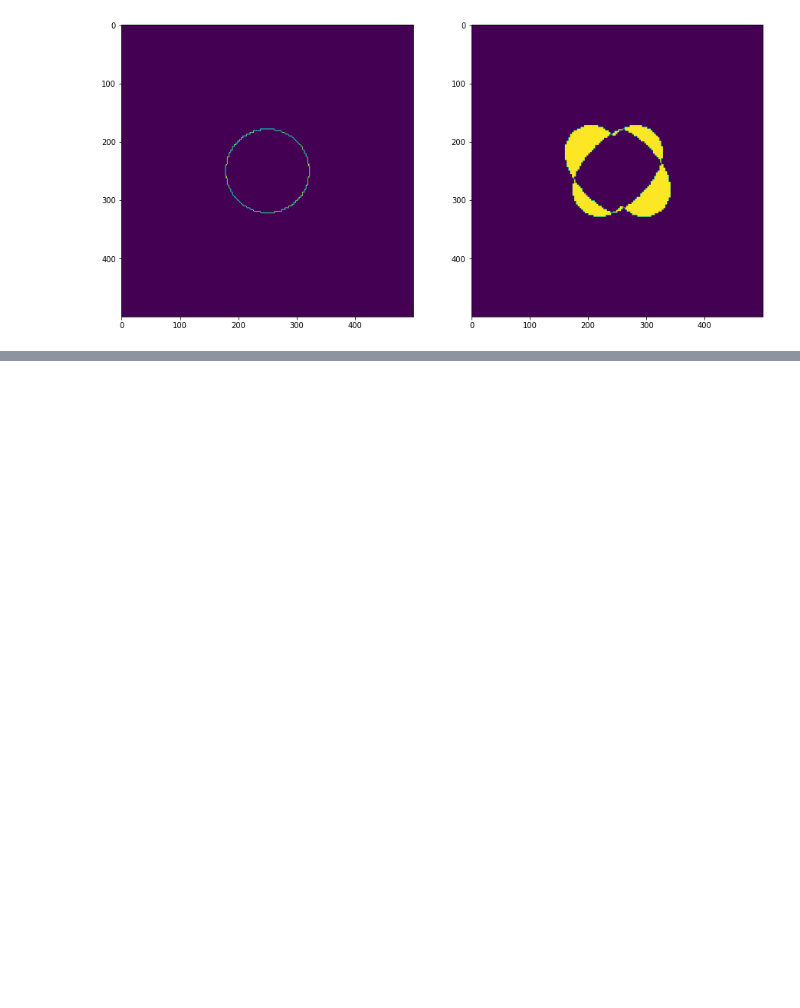
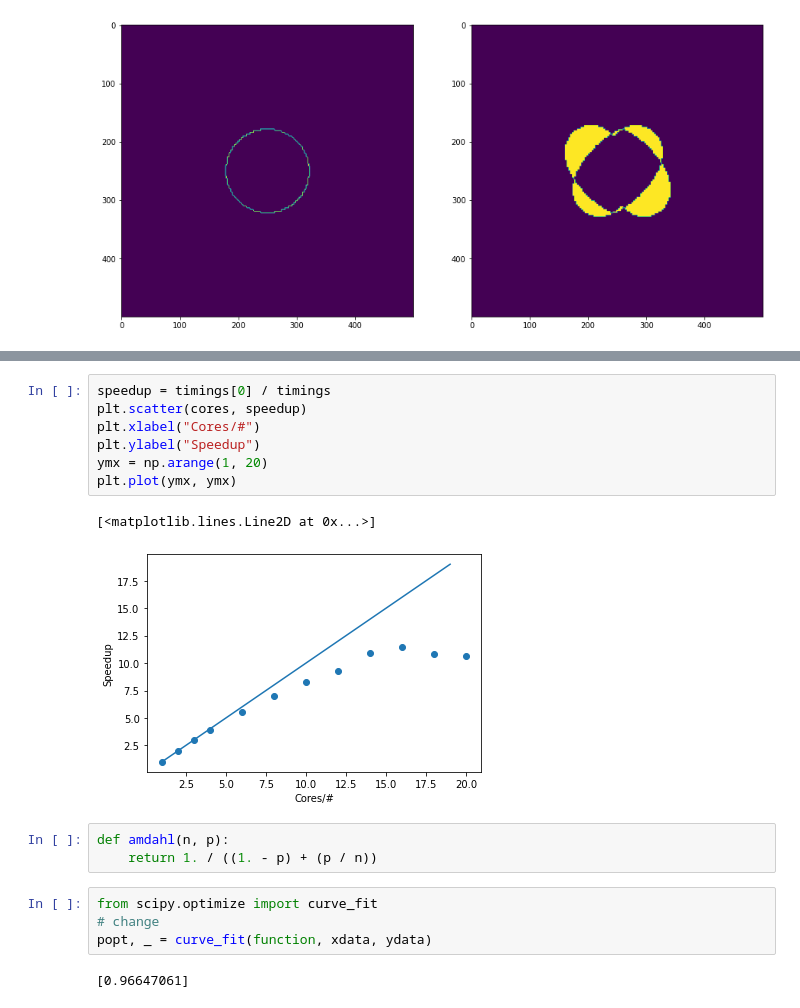
Before and after one commit to lewisfish/PawlikMorph-LSST, a Jupyter notebook: outreach.ipynb, the cells around one changed output, grey strips where cells are left out. Saved outputs shown, nothing was run; the diff lists cells and outputs as text; blank space fills up the shorter version.

Commit message:
finished most of notebook. Needs editorial pass, and some input on Amdahl section.

```diff
--- a/outreach.ipynb
+++ b/outreach.ipynb
@@ -429,0 +457,19 @@ for i in range(16):
+# %%
+speedup = timings[0] / timings
+plt.scatter(cores, speedup)
+plt.xlabel("Cores/#")
+plt.ylabel("Speedup")
+ymx = np.arange(1, 20)
+plt.plot(ymx, ymx)
+# %% [output]
+[<matplotlib.lines.Line2D at 0x...>]
+[figure, added]
+# %%
+def amdahl(n, p):
+    return 1. / ((1. - p) + (p / n))
+# %%
+from scipy.optimize import curve_fit
+# change
+popt, _ = curve_fit(function, xdata, ydata)
+# %% [output]
+[0.96647061]
```
Also changed, not shown: parts of 23 cells of this notebook.
